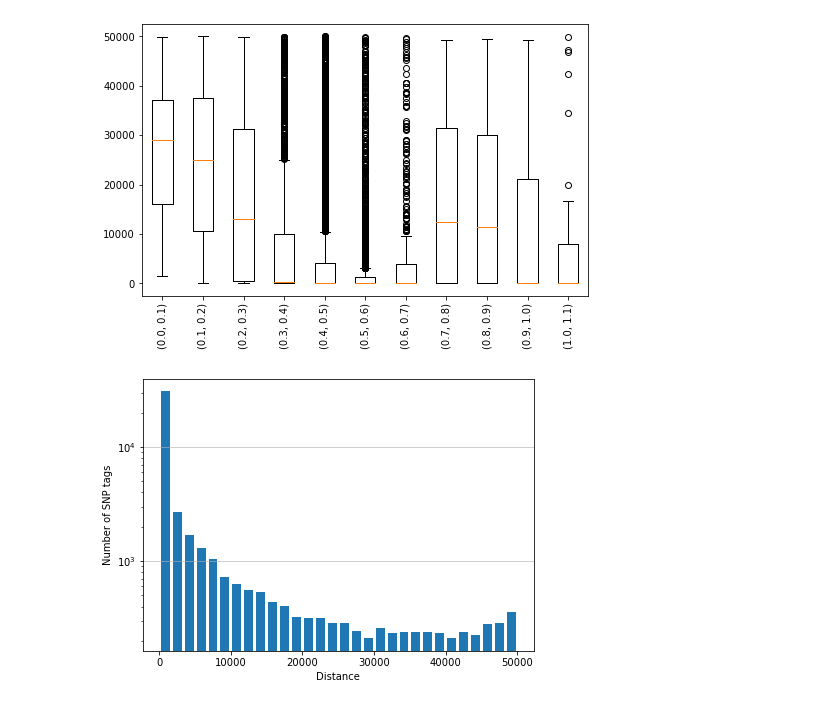
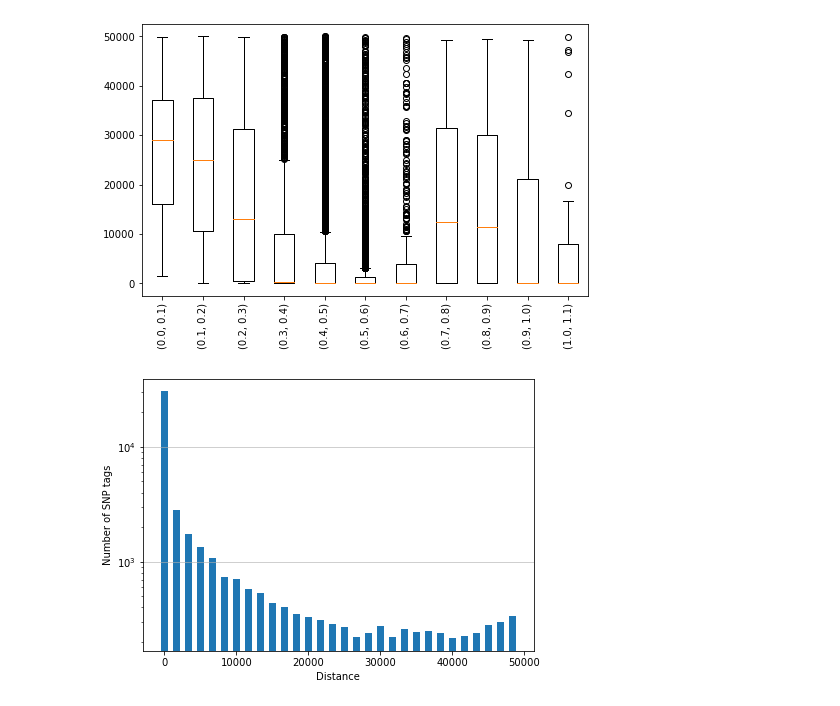
Before and after one commit to gymreklab/1000Genomes-TR-Analysis, a Jupyter notebook: phasing/tagging/tag_analysis.ipynb, the cells around one changed output. Cells and saved outputs as stored; diff of their text form; code cells hidden in the pictures.

```diff
--- a/phasing/tagging/tag_analysis.ipynb
+++ b/phasing/tagging/tag_analysis.ipynb
@@ -11,12 +11,20 @@ tag_dict = {}
 for pop in pops:
     tags = pd.DataFrame(columns = ['chrom', 'str_pos', 'snp_pos', 'LD'])
     for i in range(10):
-        df = pd.read_csv(f"files/chr21_{i}_{pop}_tag_info_corrected.txt", sep = "\t", header = None)
+        df = pd.read_csv(f"files/chr21_{i}_{pop}_tag_info.txt", sep = "\t", header = None)
         df.columns = ['chrom', 'str_pos', 'snp_pos', 'LD']
         tags = pd.concat([tags,df])
     tags['abs_LD'] = tags['LD'].abs()
     tag_dict[pop] = tags
 # %%
+popcolors = {}
+popcolors["AFR"] = "gold"
+popcolors["AMR"] = "red"
+popcolors["EAS"] = "green"
+popcolors["EUR"] = "blue"
+popcolors["SAS"] = "purple"
+
+
 def common_alleles(afreqs):
     if afreqs == ".":
         return np.nan
@@ -69,6 +77,7 @@ for i in range(len(pops)):
     plus_7 = np.mean(stats_tags[stats_tags['common_alleles'] > 6]['abs_LD'])
     stats_tags_grouped = stats_tags_grouped[stats_tags_grouped['common_alleles'] < 7]
     stats_tags_grouped.loc[len(stats_tags_grouped.index)] = [7, plus_7]
+    #print(stats_tags_grouped, pop)
     het_dict = {}
     for i in range(10):
         het_dict[i] = []
@@ -92,9 +101,10 @@ for i in range(len(pops)):
         minor_allele_dict[key] = np.nanmean(minor_allele_dict[key])
 
 
-    ax.plot(het_dict.keys(), het_dict.values(), marker= "o", label = pop)
-    ax2.plot(stats_tags_grouped.common_alleles, stats_tags_grouped.abs_LD, marker= "o", label = pop)
-    ax3.plot(minor_allele_dict.keys(), minor_allele_dict.values(), marker= "o", label = pop)
+    ax.plot(het_dict.keys(), het_dict.values(), marker= "o", label = pop,  color = popcolors[pop])
+    ax2.plot(stats_tags_grouped.common_alleles, stats_tags_grouped.abs_LD,
+             marker= "o", label = pop,  color = popcolors[pop])
+    ax3.plot(minor_allele_dict.keys(), minor_allele_dict.values(), marker= "o", label = pop,  color = popcolors[pop])
 
 ax.xaxis.set_ticks(np.arange(0, 10, 1))
 ax.set_xticklabels(keys,rotation='vertical')
@@ -150,15 +177,17 @@ ax.set_xticklabels(keys,rotation='vertical')
 # %%
 distances = []
 fig, ax = plt.subplots(figsize=(7, 5))
 for pop in tag_dict:
     tags = tag_dict[pop]
     distances.extend(list((tags['snp_pos'] - tags['str_pos']).abs()))
 
+hist_vals, bin_edges = np.histogram(distances, bins = 30)
+ax.grid(axis='y', alpha=0.75)
+ax.bar(bin_edges[0:len(hist_vals)], hist_vals, width=1000, bottom = 0, log = True)
 
-ax.grid(axis='y', alpha=0.75)
-ax.hist(distances, bins=30, rwidth=0.75, log = True, bottom=0)
+
 ax.set_xlabel("Distance")
 ax.set_ylabel("Number of SNP tags")
-fig.savefig("pdfs/Number_vs_dist.jpg", dpi=1200)
+fig.savefig("pdfs/Number_vs_dist.pdf", dpi=1200)
 # %% [output]
-[figure, old version]
+[figure, new version]
```
Also changed, not shown: parts of 2 cells of this notebook, 14 other files.
